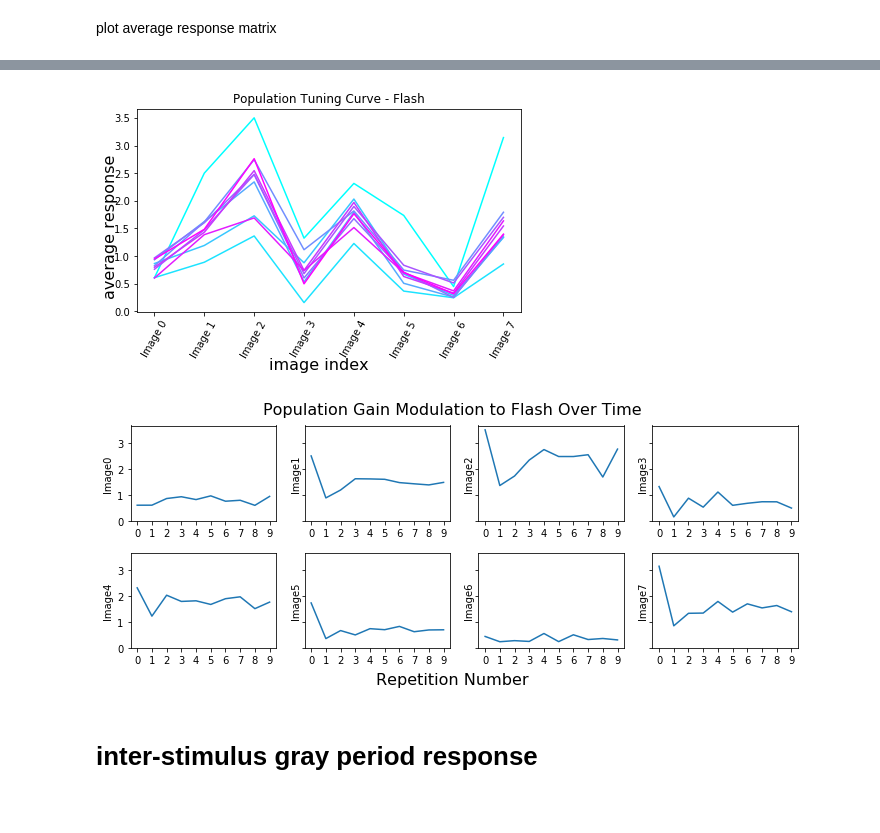
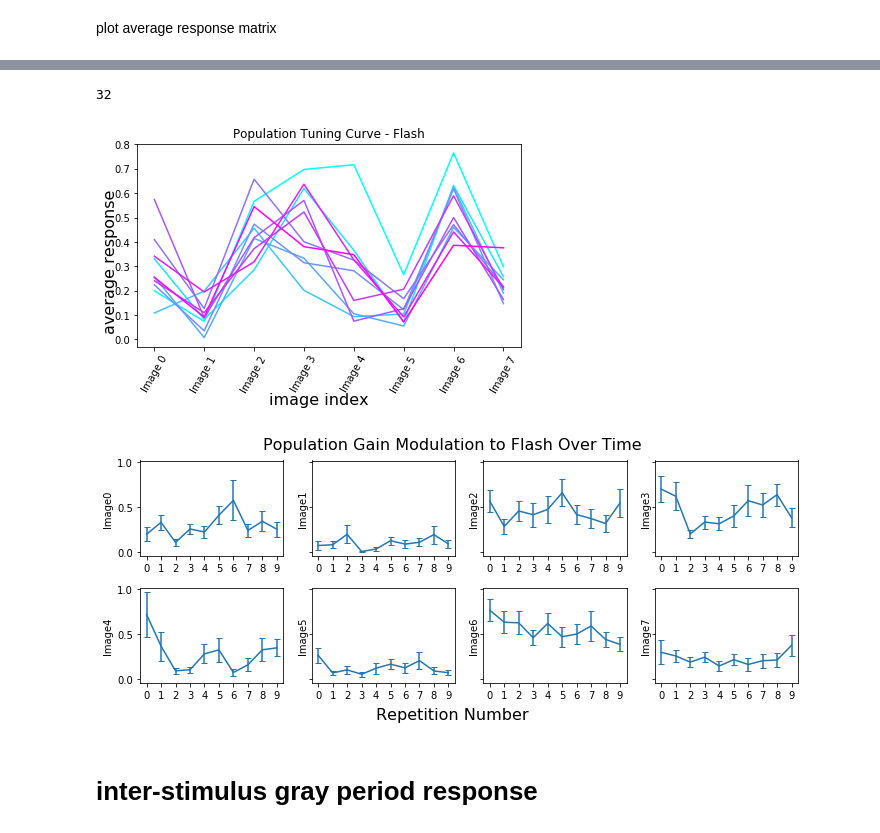
Before and after one commit to hanshuting/swdb_2018_tools, a Jupyter notebook: theory_project/tuning_curve_analysis.ipynb, the cells around one changed output, grey strips where cells are left out. Saved outputs shown, nothing was run; the diff lists cells and outputs as text; code cells hidden in the pictures.

Commit message:
error bar with population tuning curves

```diff
--- a/theory_project/tuning_curve_analysis.ipynb
+++ b/theory_project/tuning_curve_analysis.ipynb
@@ -29,8 +29,8 @@ manifest = pd.read_csv(os.path.join(drive_path,manifest_file))
 # %%
 # find experiment ids
 targeted_structure = 'VISal'
-cre_line = 'Slc17a7-IRES2-Cre'
-# cre_line = 'Vip-IRES-Cre'
+# cre_line = 'Slc17a7-IRES2-Cre'
+cre_line = 'Vip-IRES-Cre'
 session_type = 'behavior_session_A'
 manifest[(manifest['targeted_structure']==targeted_structure) & (manifest['cre_line']==cre_line) & (manifest['session_type']==session_type)]
 # %% [output]
@@ -42,7 +41,7 @@ manifest[(manifest['targeted_structure']==targeted_structure) & (manifest['cre_l
 # %% [markdown]
 V1, VIP: experiment_id=695471168, cells are tuned to gray
 # %%
-experiment_id = 692342909
+experiment_id = 715161256
 experiment_container_id = manifest[manifest.experiment_id==experiment_id].experiment_container_id.values[0]
 
 dataset= VisualBehaviorOphysDataset(experiment_id, cache_dir=drive_path)
@@ -154,43 +153,54 @@ fig.savefig('fig/tuning_curve_flash_' + targeted_structure + '_' + cre_line + '_
+# %%
+avg_resp[im][:,r,:].shape[1]
+# %% [output]
+32
 # %%
-# population tuning curve
-im_resp_avg_pos = im_resp_avg.copy()
-im_resp_avg_pos[im_resp_avg_pos<0] = 0 # zero out negative tuning values
+# population result
+im_resp_pop_avg = np.zeros([num_im, len_cutoff])
+im_resp_pop_se = np.zeros([num_im, len_cutoff])
 
+# collect population response
+for im in range(num_im):
+    for r in range(len_cutoff):
+        resp_pos = np.nansum(avg_resp[im][:,r,:], axis=0)
+        resp_pos[resp_pos<0] = 0 # zero out negative tuning
+        im_resp_pop_avg[im, r] = np.mean(resp_pos)
+        im_resp_pop_se[im, r] = np.std(resp_pos)/np.sqrt(avg_resp[im][:,r,:].shape[1])
 
 # create plot
 fig, ax = plt.subplots(figsize=(6,4))
 for r, c in zip(range(len_cutoff),color_idx):
-    ax.plot(np.nansum(im_resp_avg_pos[:,:,r], axis=0), color=cmap(c))
+    ax.plot(im_resp_pop_avg[:,r], color=cmap(c))
 
 fig.text(0.5, 0, 'image index', ha='center', fontsize=16)
 fig.text(0, 0.5, 'average response', va='center', fontsize=16, rotation='vertical')
 plt.setp(ax, xticks=range(8), xticklabels=['Image 0', 'Image 1', 'Image 2', 'Image 3', 'Image 4', 'Image 5', 'Image 6', 'Image 7'])
 plt.setp(ax.get_xticklabels(), rotation=60)
 plt.title('Population Tuning Curve - Flash')
 plt.tight_layout()
 plt.show()
 fig.savefig('fig/population_tuning_curve_flash_' + targeted_structure + '_' + cre_line + '_' + str(experiment_id) + '.pdf')
 
 ######################################################################
 # gain modulation for each image over time
 fig, axes = plt.subplots(2, 4, sharey=True, figsize=[10,4])
 
 for im, ax in zip(range(num_im), axes.ravel()):
-    ax.plot(np.nansum(im_resp_avg_pos[:,im,:], axis=0))
-#     ax.errorbar(np.arange(len_cutoff), np.sum(im_resp_avg[:,im,:], axis=0), yerr=im_resp_se[cell,im,:], capsize=3)
+#     ax.plot(np.nansum(im_resp_avg_pos[:,im,:], axis=0))
+    ax.errorbar(np.arange(len_cutoff), im_resp_pop_avg[im,:], yerr=im_resp_pop_se[im,:], capsize=3)
     ax.set_xticks(np.arange(len_cutoff))
     ax.set_ylabel('Image' + str(im))
 
 fig.text(0.5, 0, 'Repetition Number', ha='center', fontsize=16)
 # fig.text(0, 0.5, 'Population Gain', va='center', fontsize=16, rotation='vertical')
 fig.tight_layout(rect=[0, 0.03, 1, 0.95])
 plt.suptitle('Population Gain Modulation to Flash Over Time', fontsize=16)
 
 plt.show()
 fig.savefig('fig/population_tuning_curve_flash_' + targeted_structure + '_' + cre_line + '_' + str(experiment_id) + '_gain.pdf')
 # %% [output]
-[figure, old version]
+[figure, new version]
-[figure, old version]
+[figure, new version]
 # %%
 # cell = 115 # cell index, start from 0
 # im = 4 # which image to plot
```
Also changed, not shown: parts of 4 cells of this notebook.
